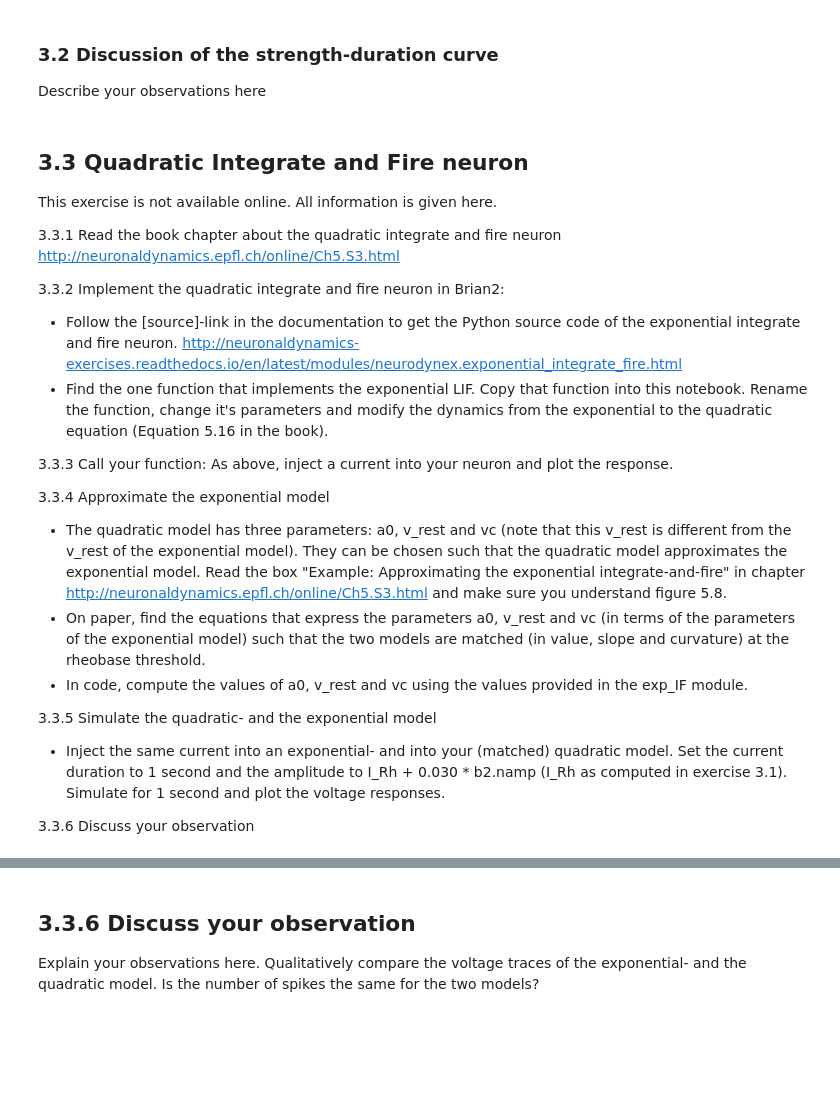
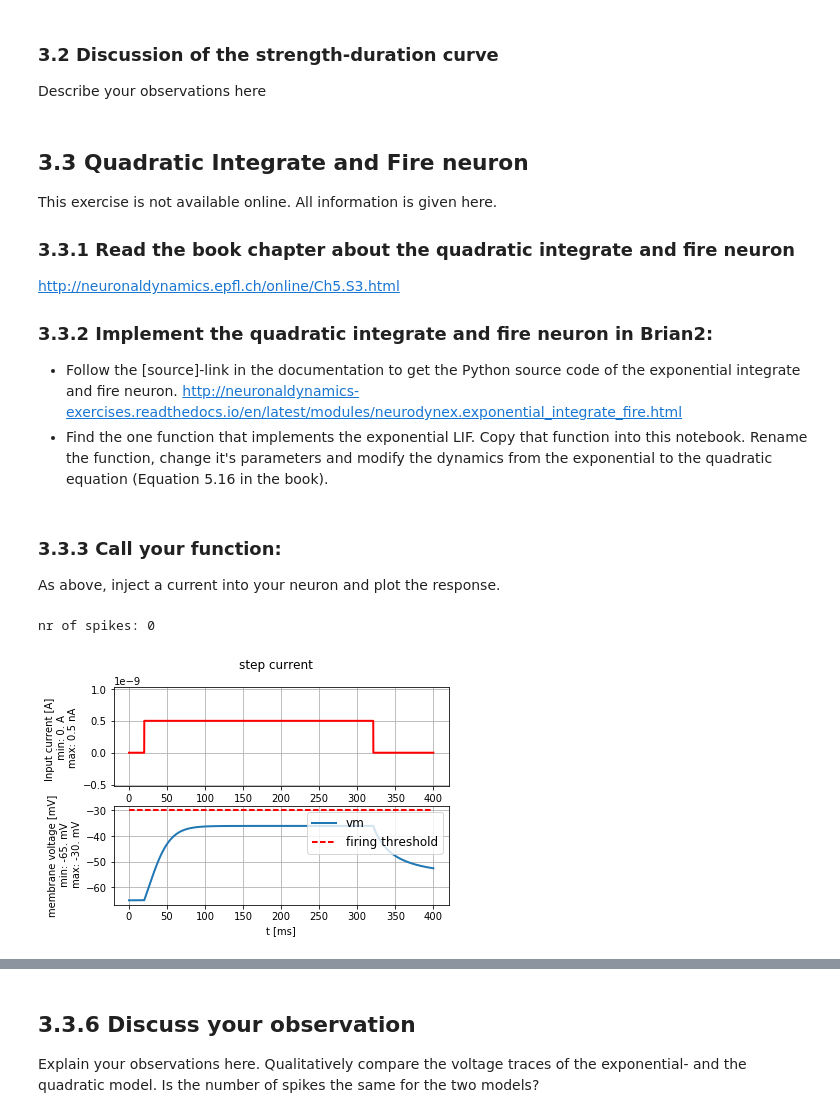
Before and after one commit to TristanBesson/bmnn, a Jupyter notebook: Ex3_Dylan_Bourgeois_000.ipynb, the cells around one changed output, grey strips where cells are left out. Cells and saved outputs as stored; diff of their text form; code cells hidden in the pictures; blank space fills up the shorter version.

```diff
--- a/Ex3_Dylan_Bourgeois_000.ipynb
+++ b/Ex3_Dylan_Bourgeois_000.ipynb
@@ -188,23 +188,10 @@ Describe your observations here
 ## 3.3 Quadratic Integrate and Fire neuron
 This exercise is not available online. All information is given here.
 
-3.3.1 Read the book chapter about the quadratic integrate and fire neuron
+### 3.3.1 Read the book chapter about the quadratic integrate and fire neuron
 http://neuronaldynamics.epfl.ch/online/Ch5.S3.html
 
-3.3.2 Implement the quadratic integrate and fire neuron in Brian2:
+### 3.3.2 Implement the quadratic integrate and fire neuron in Brian2:
 
 * Follow the [source]-link in the documentation to get the Python source code of the exponential integrate and fire neuron. http://neuronaldynamics-exercises.readthedocs.io/en/latest/modules/neurodynex.exponential_integrate_fire.html
 * Find the one function that implements the exponential LIF. Copy that function into this notebook. Rename the function, change it's parameters and modify the dynamics from the exponential to the quadratic equation (Equation 5.16 in the book).
-
-3.3.3 Call your function:
-As above, inject a current into your neuron and plot the response.
-
-3.3.4 Approximate the exponential model
-* The quadratic model has three parameters: a0, v_rest and vc (note that this v_rest is different from the v_rest of the exponential model). They can be chosen such that the quadratic model approximates the exponential model. Read the box "Example: Approximating the exponential integrate-and-fire" in chapter http://neuronaldynamics.epfl.ch/online/Ch5.S3.html and make sure you understand figure 5.8.
-* On paper, find the equations that express the parameters a0, v_rest and vc (in terms of the parameters of the exponential model) such that the two models are matched (in value, slope and curvature) at the rheobase threshold.
-* In code, compute the values of a0, v_rest and vc using the values provided in the exp_IF module.
-
-3.3.5 Simulate the quadratic- and the exponential model
-* Inject the same current into an exponential- and into your (matched) quadratic model. Set the current duration to 1 second and the amplitude to I_Rh + 0.030 * b2.namp  (I_Rh as computed in exercise 3.1). Simulate for 1 second and plot the voltage responses.
-
-3.3.6 Discuss your observation
@@ -216,0 +266,18 @@ import brian2 as b2
+# %% [markdown]
+### 3.3.3 Call your function:
+As above, inject a current into your neuron and plot the response.
+# %%
+input_current = input_factory.get_step_current(
+    t_start=20, t_end=320, unit_time=b2.ms, amplitude=I_rh)
+
+state_monitor, spike_monitor = simulate_quadratic_IF_neuron(
+    I_stim=input_current, simulation_time=400*b2.ms)
+
+plot_tools.plot_voltage_and_current_traces(
+    state_monitor, input_current,title="step current",
+    firing_threshold=FIRING_THRESHOLD_v_spike)
+
+print("nr of spikes: {}".format(spike_monitor.count[0]))
+# %% [output]
+nr of spikes: 0
+[figure, added]
```
Also changed, not shown: parts of 5 cells of this notebook.
